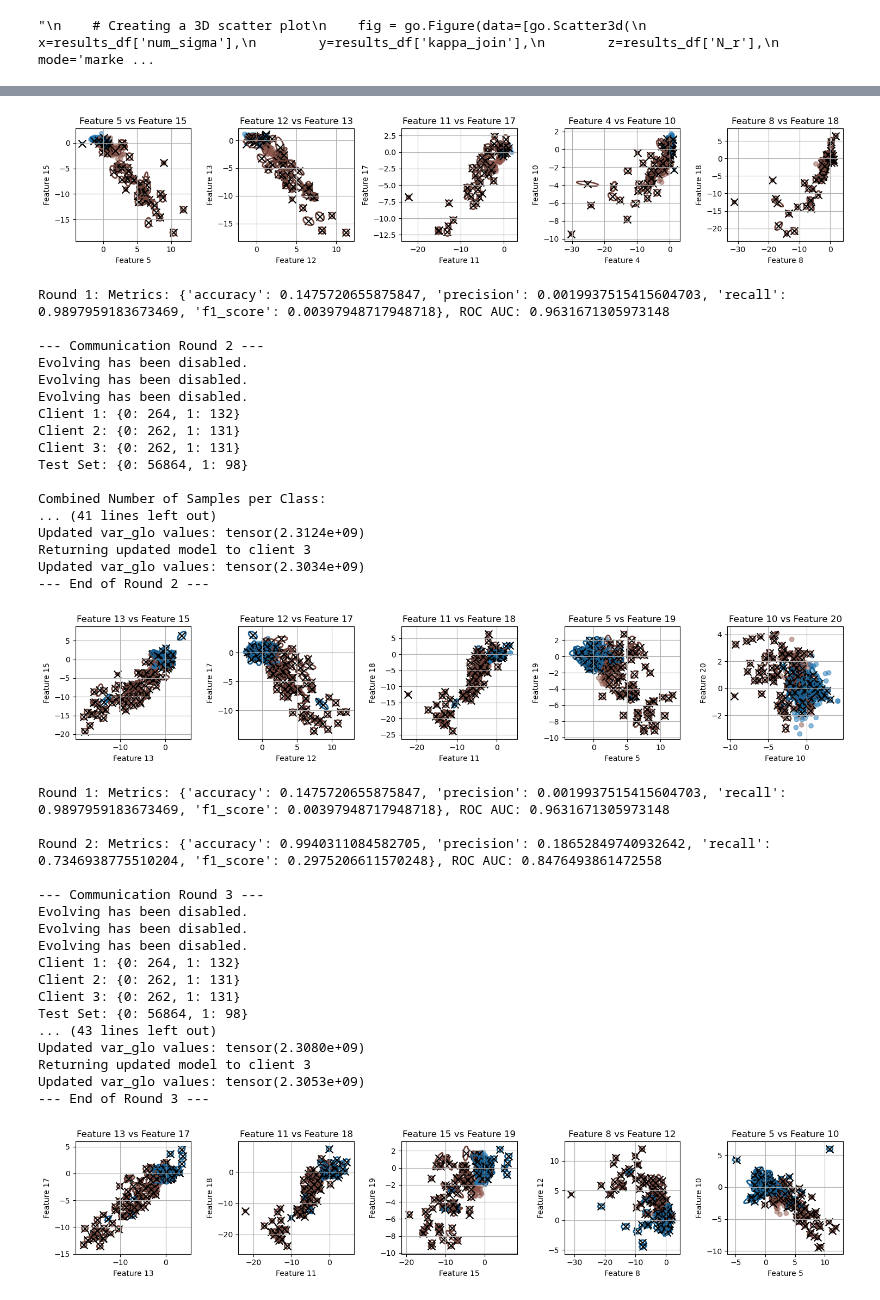
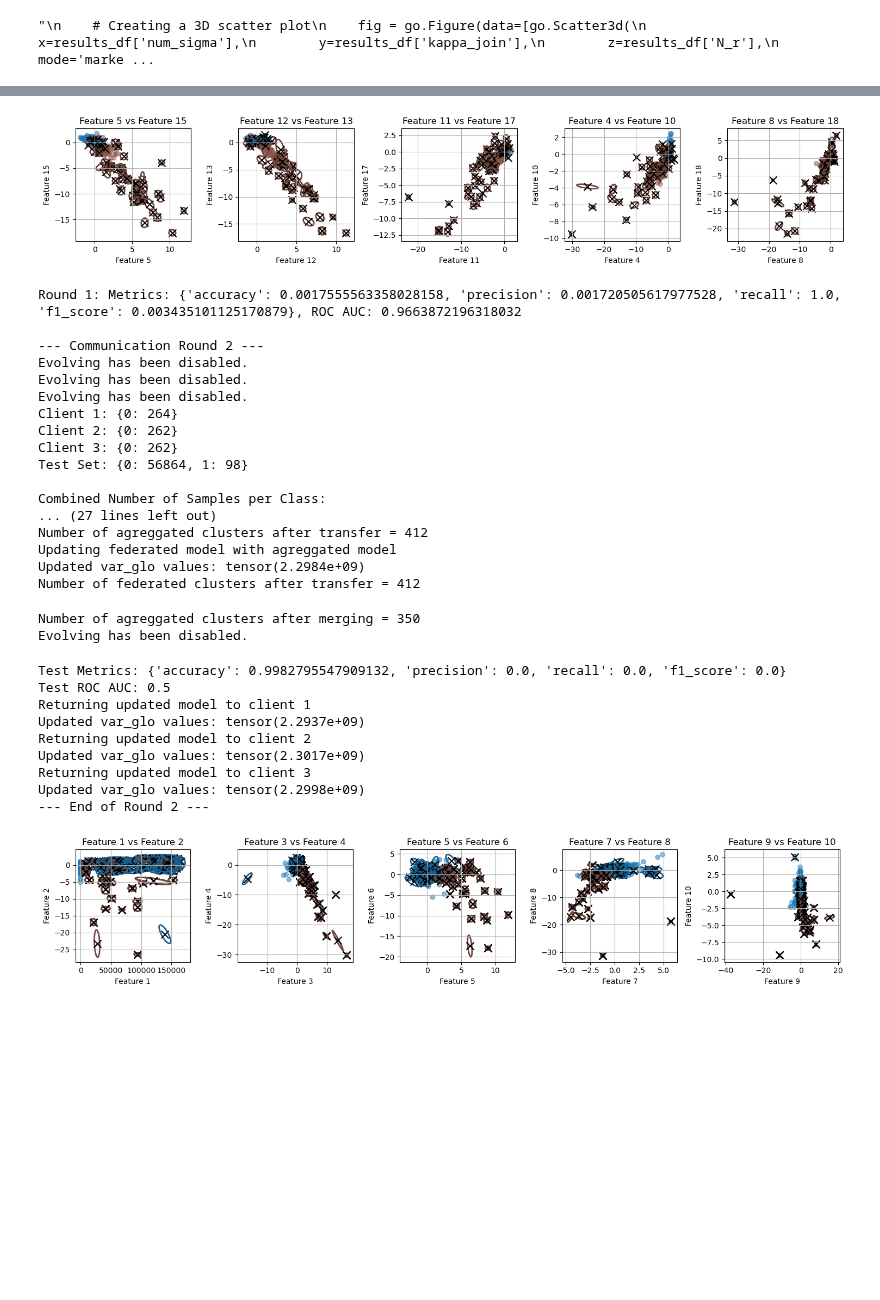
Before and after one commit to mihaozbot/eGAUSSp_Python, a Jupyter notebook: credit_fraud_experiment.ipynb, the cells around one changed output, grey strips where cells are left out. Cells and saved outputs as stored; diff of their text form; code cells hidden in the pictures; blank space fills up the shorter version.

Commit message:
This version got 77% but crushed after

```diff
--- a/credit_fraud_experiment.ipynb
+++ b/credit_fraud_experiment.ipynb
@@ -287,17 +287,14 @@ def run_experiment(num_clients, num_rounds, client_raw_data, test_data, balance)
             # Calculate and collect metrics for each client model
             client_scores, client_pred, _ = test_model_in_batches(client_model, client_train[client_idx], batch_size=500)
             client_binary = calculate_metrics(client_pred, client_train[client_idx], "binary")
-            client_roc_auc = calculate_roc_auc(client_scores, client_train[client_idx])
 
             print(f"Test Metrics: {client_binary}")
-            print(f"Test ROC AUC: {client_roc_auc}")
            # plot_confusion_matrix(pred_max, clients_data[client_idx])
 
             # Calculate additional metrics for each client
             client_metrics.append({
                 'client_idx': client_idx,
                 'binary': client_binary,
-                'roc_auc': client_roc_auc,
                 'clusters': sum(client_model.n[0:client_model.c].cpu()> 0)
             })
 
@@ -307,7 +304,7 @@ def run_experiment(num_clients, num_rounds, client_raw_data, test_data, balance)
             #client_model.federal_agent.federated_merging()
             print(f"Updating agreggated model with client {client_idx + 1}")
 
-            aggregated_model.federal_agent.merge_model_privately(client_model, client_model.kappa_n, pred_min = 0)
+            aggregated_model.federal_agent.merge_model_privately(client_model, client_model.kappa_n, pred_min = 1)
             print(f"Number of agreggated clusters after transfer = {sum(aggregated_model.n[0:aggregated_model.c]> aggregated_model.kappa_n)}")
 
 
@@ -372,7 +369,7 @@ def run_experiment(num_clients, num_rounds, client_raw_data, test_data, balance)
             #local_models[client_idx].federal_agent.federated_merging()
 
             #local_models[client_idx].score = torch.ones_like(local_models[client_idx].score)
-            #local_models[client_idx].num_pred = torch.zeros_like(local_models[client_idx].num_pred)
+            local_models[client_idx].num_pred = torch.zeros_like(local_models[client_idx].num_pred)
 
             '''
             # Return the updated federated model to each client
@@ -425,7 +422,7 @@ data_config_indices = [1]  # Replace with your actual data configuration indices
 
 # Assuming local_models, client_train, federated_model, and test_data are already defined
 # Number of communication rounds
-num_rounds = 100
+num_rounds = 10
 profiler = False
 experiments = []
 # Running the experiment
@@ -499,38 +496,31 @@ Updated var_glo values: tensor(2.2502e+09)
 --- End of Round 1 ---
-[figure, old version]
+[figure, new version]
-Round 1: Metrics: {'accuracy': 0.1475720655875847, 'precision': 0.0019937515415604703, 'recall': 0.9897959183673469, 'f1_score': 0.00397948717948718}, ROC AUC: 0.9631671305973148
+Round 1: Metrics: {'accuracy': 0.0017555563358028158, 'precision': 0.001720505617977528, 'recall': 1.0, 'f1_score': 0.003435101125170879}, ROC AUC: 0.9663872196318032
 
 --- Communication Round 2 ---
 Evolving has been disabled.
 Evolving has been disabled.
 Evolving has been disabled.
-Client 1: {0: 264, 1: 132}
-Client 2: {0: 262, 1: 131}
-Client 3: {0: 262, 1: 131}
+Client 1: {0: 264}
+Client 2: {0: 262}
+Client 3: {0: 262}
 Test Set: {0: 56864, 1: 98}
 
 Combined Number of Samples per Class:
-... (41 lines left out)
-Updated var_glo values: tensor(2.3124e+09)
-Returning updated model to client 3
-Updated var_glo values: tensor(2.3034e+09)
---- End of Round 2 ---
+... (27 lines left out)
+Number of agreggated clusters after transfer = 412
+Updating federated model with agreggated model
+Updated var_glo values: tensor(2.2984e+09)
+Number of federated clusters after transfer = 412
+Number of agreggated clusters after merging = 350
+Evolving has been disabled.
+Test Metrics: {'accuracy': 0.9982795547909132, 'precision': 0.0, 'recall': 0.0, 'f1_score': 0.0}
+Test ROC AUC: 0.5
+Returning updated model to client 1
+Updated var_glo values: tensor(2.2937e+09)
+Returning updated model to client 2
+Updated var_glo values: tensor(2.3017e+09)
+Returning updated model to client 3
+Updated var_glo values: tensor(2.2998e+09)
+--- End of Round 2 ---
-[figure, old version]
+[figure, new version]
-Round 1: Metrics: {'accuracy': 0.1475720655875847, 'precision': 0.0019937515415604703, 'recall': 0.9897959183673469, 'f1_score': 0.00397948717948718}, ROC AUC: 0.9631671305973148
-
-Round 2: Metrics: {'accuracy': 0.9940311084582705, 'precision': 0.18652849740932642, 'recall': 0.7346938775510204, 'f1_score': 0.2975206611570248}, ROC AUC: 0.8476493861472558
-
---- Communication Round 3 ---
-Evolving has been disabled.
-Evolving has been disabled.
-Evolving has been disabled.
-Client 1: {0: 264, 1: 132}
-Client 2: {0: 262, 1: 131}
-Client 3: {0: 262, 1: 131}
-Test Set: {0: 56864, 1: 98}
-... (43 lines left out)
-Updated var_glo values: tensor(2.3080e+09)
-Returning updated model to client 3
-Updated var_glo values: tensor(2.3053e+09)
---- End of Round 3 ---
-[figure, removed]
```
Also changed, not shown: parts of 2 cells of this notebook, 7 other files.
